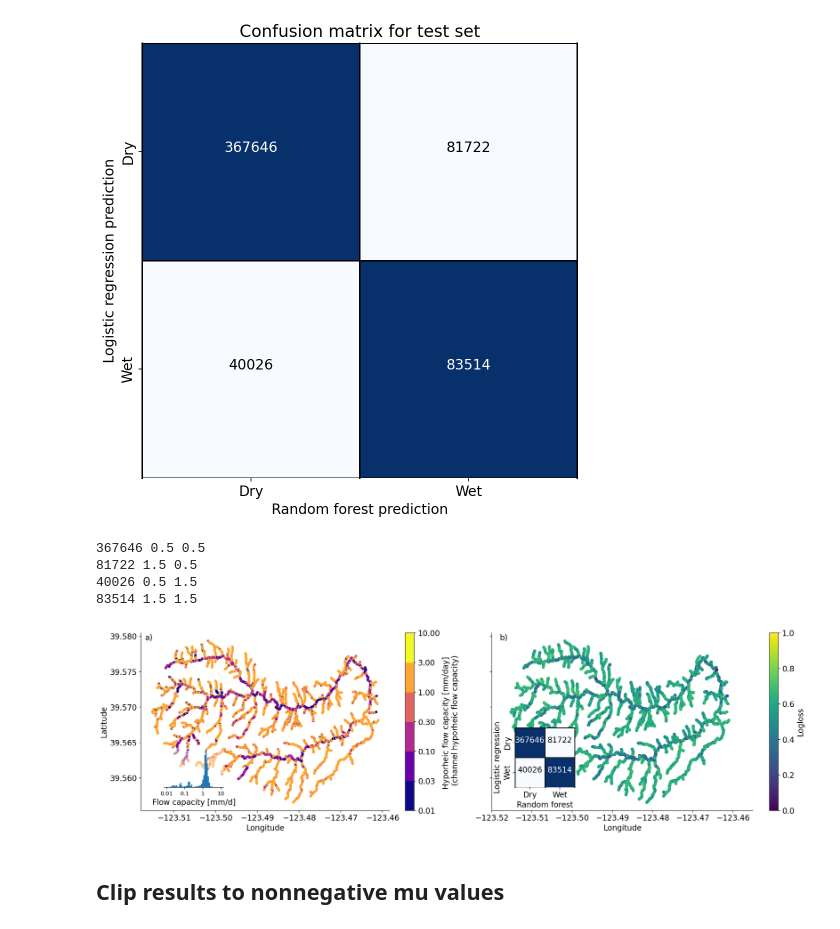
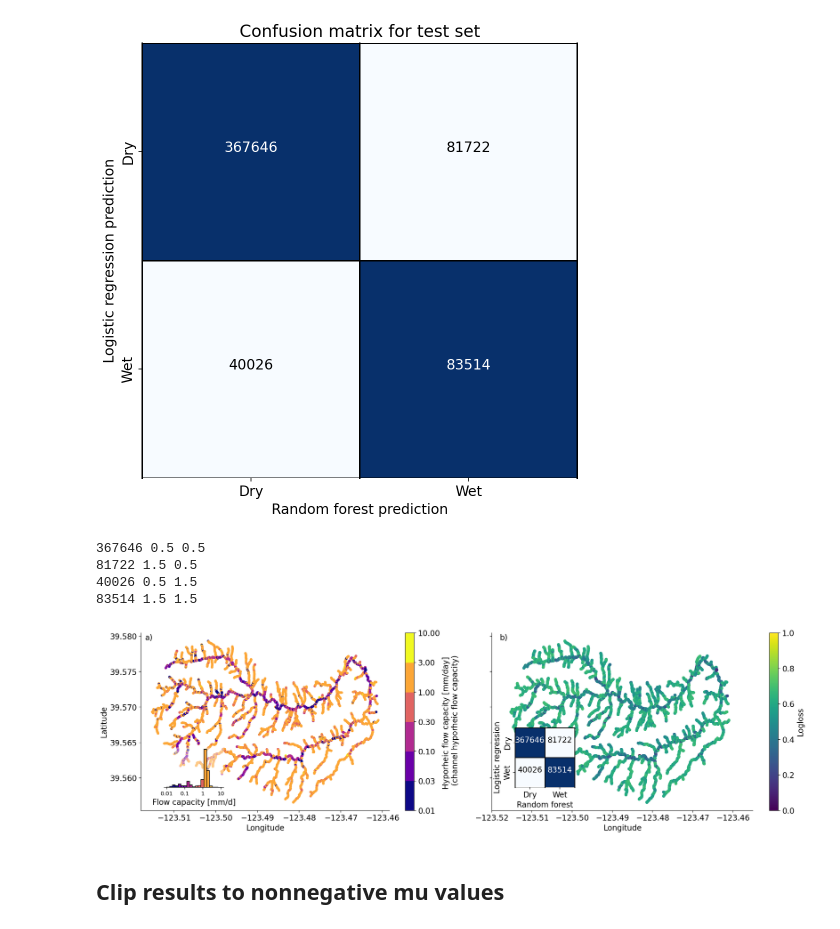
Before and after one commit to lapidesd/wetted_channels_from_space, a Jupyter notebook: Colab_notebooks/wetted_channel_random_forest_results_exploration.ipynb, the cells around one changed output. Saved outputs shown, nothing was run; the diff lists cells and outputs as text; code cells hidden in the pictures.

```diff
--- a/Colab_notebooks/wetted_channel_random_forest_results_exploration.ipynb
+++ b/Colab_notebooks/wetted_channel_random_forest_results_exploration.ipynb
@@ -491,7 +495,13 @@ ax.set_ylabel('Latitude')
 
 axins = inset_axes(axs[0], width=1.5, height=1., loc='lower left',
                    borderpad = 3.)
-axins.hist(result.mu,bins = np.logspace(-2,1.))
+
+n,bin,patches = axins.hist(result.mu,bins = np.logspace(-2,1.,20),
+                           edgecolor = 'k')
+
+for i,patch in enumerate(patches):
+	patch.set_fc(cmap(norm(bin[i])))
+
 axins.set_xscale('log')
 axins.set_xlabel('Flow capacity [mm/d]')
 axins.spines['right'].set_visible(False)
@@ -519,34 +529,34 @@ for i in range(len(matvals)):
   color = colors[i]
   print(t,xloc,yloc)
   ax.text(xloc,yloc,t,ha='center',
           c=color,)
 
 ax.set_xlabel('Random forest')
 ax.set_ylabel('Logistic regression')
 ax.set_xticks([0.5,1.5])
 ax.set_xticklabels(['Dry','Wet'])
 ax.set_yticks([1.5,0.5])
 ax.set_yticklabels(['Wet','Dry'])
 for x in [0,1,2]:
   ax.plot([x,x],[0,2],c='k',clip_on=False)
 for y in [0,1,2]:
   ax.plot([0,2],[y,y],c='k')
 
 
 
 fig.tight_layout()
 
 axs[0].text(-123.517,39.5795,'a)',)
 axs[1].text(-123.518,39.5795,'b)')
 
 plt.savefig('logistic_fitstats.png',format='png',
             dpi=300,bbox_inches='tight')
 # %% [output]
 367646 0.5 0.5
 81722 1.5 0.5
 40026 0.5 1.5
 83514 1.5 1.5
-[figure, old version]
+[figure, new version]
 # %% [markdown]
 ## Clip results to nonnegative mu values
 # %%
```
Also changed, not shown: parts of 5 cells of this notebook.
